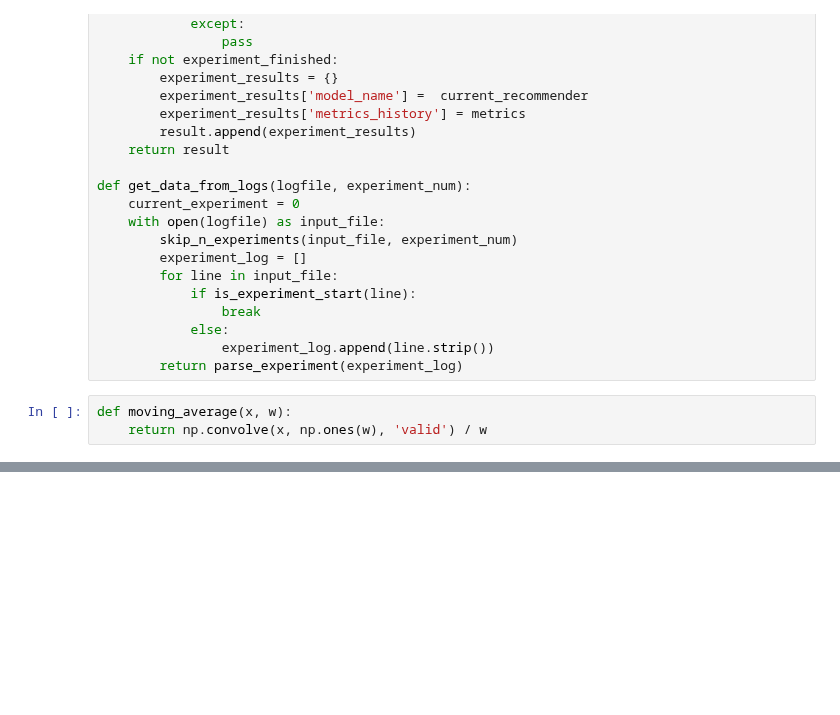
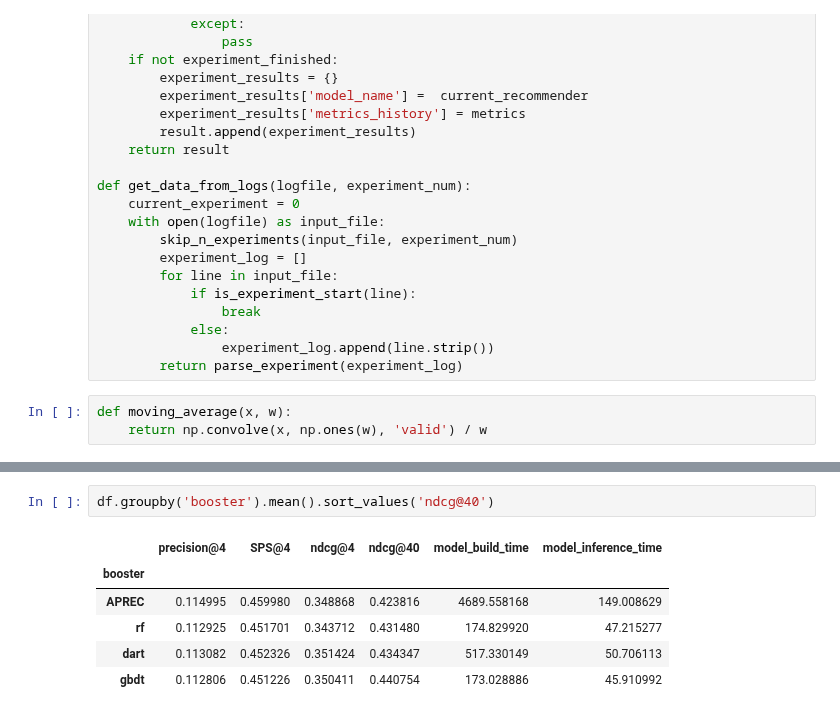
Before and after one commit to asash/gptrec_rl, a Jupyter notebook: evaluation/Results_analysis.ipynb, the cells around one changed output, grey strips where cells are left out. Saved outputs shown, nothing was run; the diff lists cells and outputs as text; blank space fills up the shorter version.

```diff
--- a/evaluation/Results_analysis.ipynb
+++ b/evaluation/Results_analysis.ipynb
@@ -94,0 +100,9 @@ df.sort_values('precision@4')
+# %%
+df.groupby('booster').mean().sort_values('ndcg@40')
+# %% [output]
+|  | precision@4 | SPS@4 | ndcg@4 | ndcg@40 | model_build_time | model_inference_time |
+| booster |  |  |  |  |  |  |
+| APREC | 0.114995 | 0.459980 | 0.348868 | 0.423816 | 4689.558168 | 149.008629 |
+| rf | 0.112925 | 0.451701 | 0.343712 | 0.431480 | 174.829920 | 47.215277 |
+| dart | 0.113082 | 0.452326 | 0.351424 | 0.434347 | 517.330149 | 50.706113 |
+| gbdt | 0.112806 | 0.451226 | 0.350411 | 0.440754 | 173.028886 | 45.910992 |
```
Also changed, not shown: parts of 9 cells of this notebook, 4 other files.
